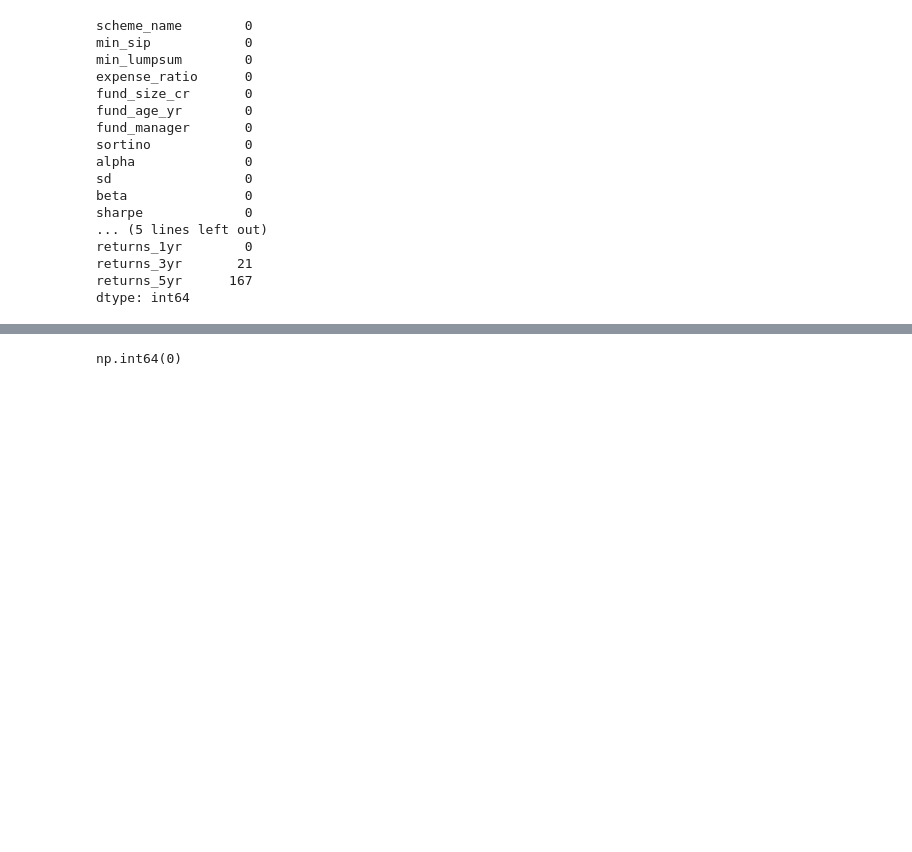
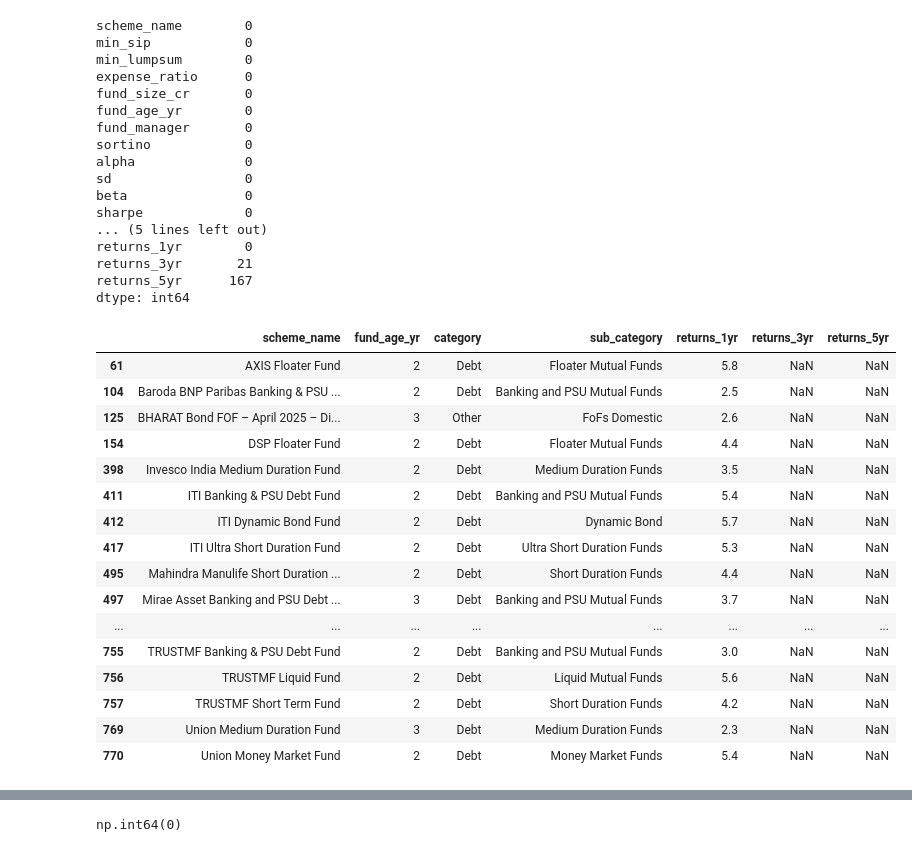
Before and after one commit to shakti-mankar/Data_Analyst_internship_projects, a Jupyter notebook: First_Project/Stage_1_Data_cleaning/Mutual_Fund_Analysis.ipynb, the cells around one changed output, grey strips where cells are left out. Saved outputs shown, nothing was run; the diff lists cells and outputs as text; code cells hidden in the pictures; blank space fills up the shorter version.

```diff
--- a/First_Project/Stage_1_Data_cleaning/Mutual_Fund_Analysis.ipynb
+++ b/First_Project/Stage_1_Data_cleaning/Mutual_Fund_Analysis.ipynb
@@ -133,3 +135,27 @@ returns_1yr        0
 returns_3yr       21
 returns_5yr      167
 dtype: int64
+# %%
+# step 2 missing values analysis for return_3yr
+
+df[df['returns_3yr'].isnull()][
+    ['scheme_name','fund_age_yr','category','sub_category','returns_1yr','returns_3yr','returns_5yr']
+]
+# %% [output]
+|  | scheme_name | fund_age_yr | category | sub_category | returns_1yr | returns_3yr | returns_5yr |
+| 61 | AXIS Floater Fund | 2 | Debt | Floater Mutual Funds | 5.8 | NaN | NaN |
+| 104 | Baroda BNP Paribas Banking & PSU ... | 2 | Debt | Banking and PSU Mutual Funds | 2.5 | NaN | NaN |
+| 125 | BHARAT Bond FOF – April 2025 – Di... | 3 | Other | FoFs Domestic | 2.6 | NaN | NaN |
+| 154 | DSP Floater Fund | 2 | Debt | Floater Mutual Funds | 4.4 | NaN | NaN |
+| 398 | Invesco India Medium Duration Fund | 2 | Debt | Medium Duration Funds | 3.5 | NaN | NaN |
+| 411 | ITI Banking & PSU Debt Fund | 2 | Debt | Banking and PSU Mutual Funds | 5.4 | NaN | NaN |
+| 412 | ITI Dynamic Bond Fund | 2 | Debt | Dynamic Bond | 5.7 | NaN | NaN |
+| 417 | ITI Ultra Short Duration Fund | 2 | Debt | Ultra Short Duration Funds | 5.3 | NaN | NaN |
+| 495 | Mahindra Manulife Short Duration ... | 2 | Debt | Short Duration Funds | 4.4 | NaN | NaN |
+| 497 | Mirae Asset Banking and PSU Debt ... | 3 | Debt | Banking and PSU Mutual Funds | 3.7 | NaN | NaN |
+| ... | ... | ... | ... | ... | ... | ... | ... |
+| 755 | TRUSTMF Banking & PSU Debt Fund | 2 | Debt | Banking and PSU Mutual Funds | 3.0 | NaN | NaN |
+| 756 | TRUSTMF Liquid Fund | 2 | Debt | Liquid Mutual Funds | 5.6 | NaN | NaN |
+| 757 | TRUSTMF Short Term Fund | 2 | Debt | Short Duration Funds | 4.2 | NaN | NaN |
+| 769 | Union Medium Duration Fund | 3 | Debt | Medium Duration Funds | 2.3 | NaN | NaN |
+| 770 | Union Money Market Fund | 2 | Debt | Money Market Funds | 5.4 | NaN | NaN |
```
Also changed, not shown: parts of 12 cells of this notebook.
